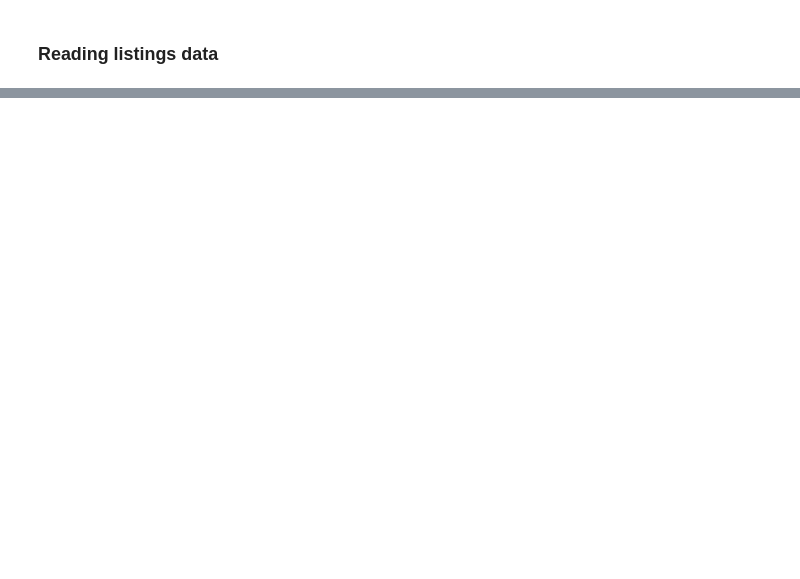
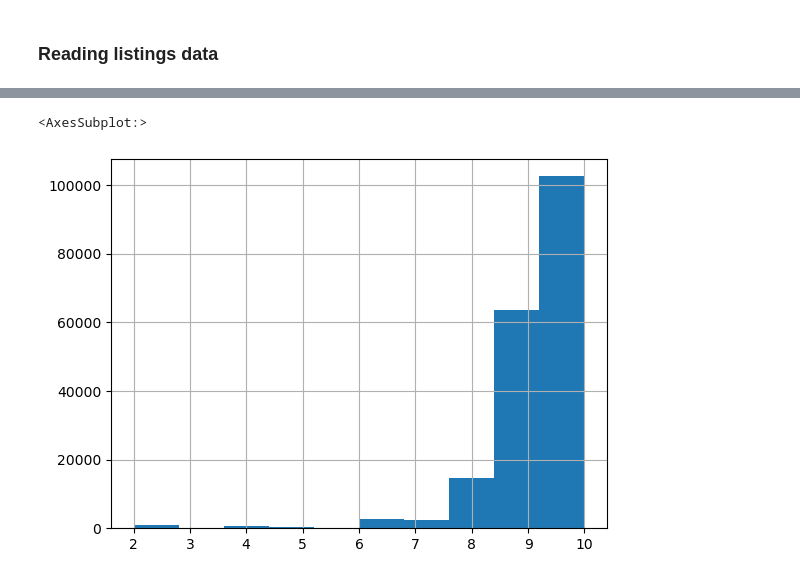
Before and after one commit to AbdullahAlrebdi/week3_project, a Jupyter notebook: main.ipynb, the cells around one changed output, grey strips where cells are left out. Drawn from its saved outputs; the diff is of its cells as text; code cells hidden in the pictures; blank space fills up the shorter version.

```diff
--- a/main.ipynb
+++ b/main.ipynb
@@ -82,6 +97,8 @@ df_listing_dic
 # %% [markdown]
 ### Reading listings data
 # %%
-df_listings = pd.read_csv('../Airbnb Data/Listings.csv', encoding='latin', index_col = "listing_id",parse_dates=['host_since'])
+# Read the listings data
+df_listings = pd.read_csv(url_listings, encoding='latin',parse_dates=['host_since'])
+pd.options.display.max_columns = None
 df_listings.head()
 # %% [output]
@@ -116,0 +199,8 @@ memory usage: 70.4+ MB
+# %%
+# Get the neighourhoods and cities of null district value then add in varable
+neighbourhood_null_district = df_listings[df_listings['district'].isnull()][['neighbourhood','city']].drop_duplicates().values
+# Add all districts in dictionary with their neighbourhood
+district_dictionry = {i[0]: get_district(i[1],i[0]) for i in neighbourhood_null_district}
+
+
+district_dictionry
@@ -116,0 +225,3 @@ memory usage: 70.4+ MB
+# %%
+# fill the null district value dependence on neighourhood
+df_listings['district'].fillna(df_listings['neighbourhood'].map(district_dictionry),inplace=True)
@@ -116,0 +288,6 @@ memory usage: 70.4+ MB
+# %%
+# Review scores value hist for origine data
+df_listings['review_scores_value'].hist()
+# %% [output]
+<AxesSubplot:>
+[figure, added]
```
Also changed, not shown: parts of 112 cells of this notebook.
